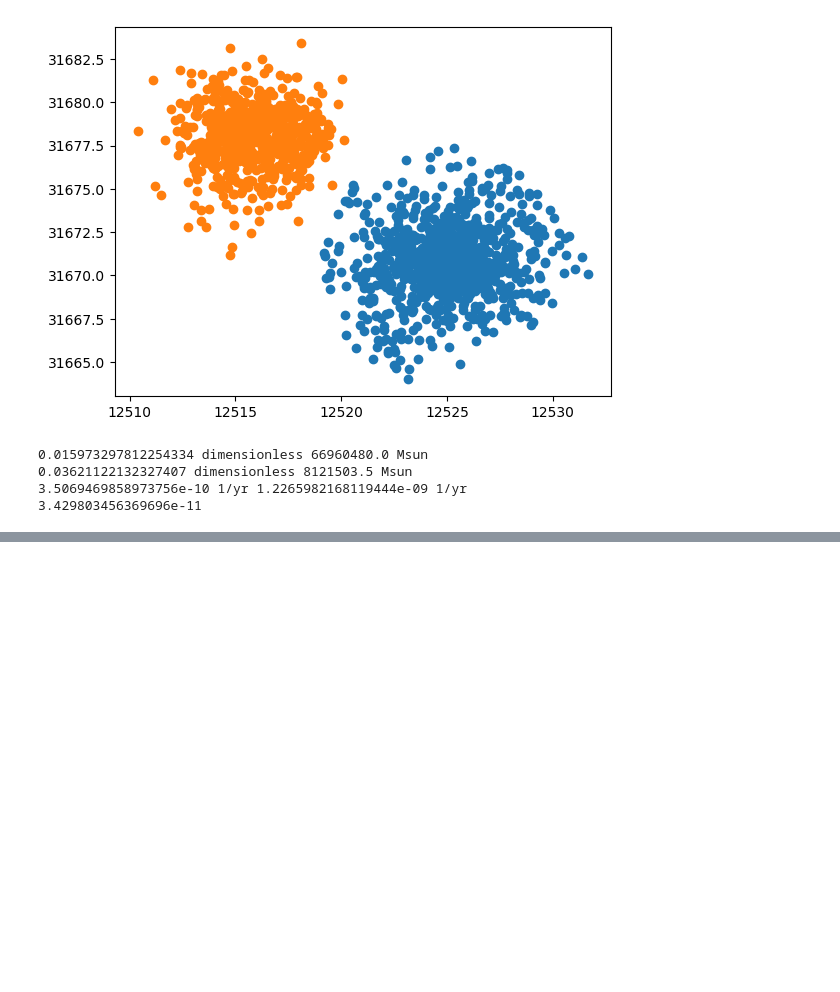
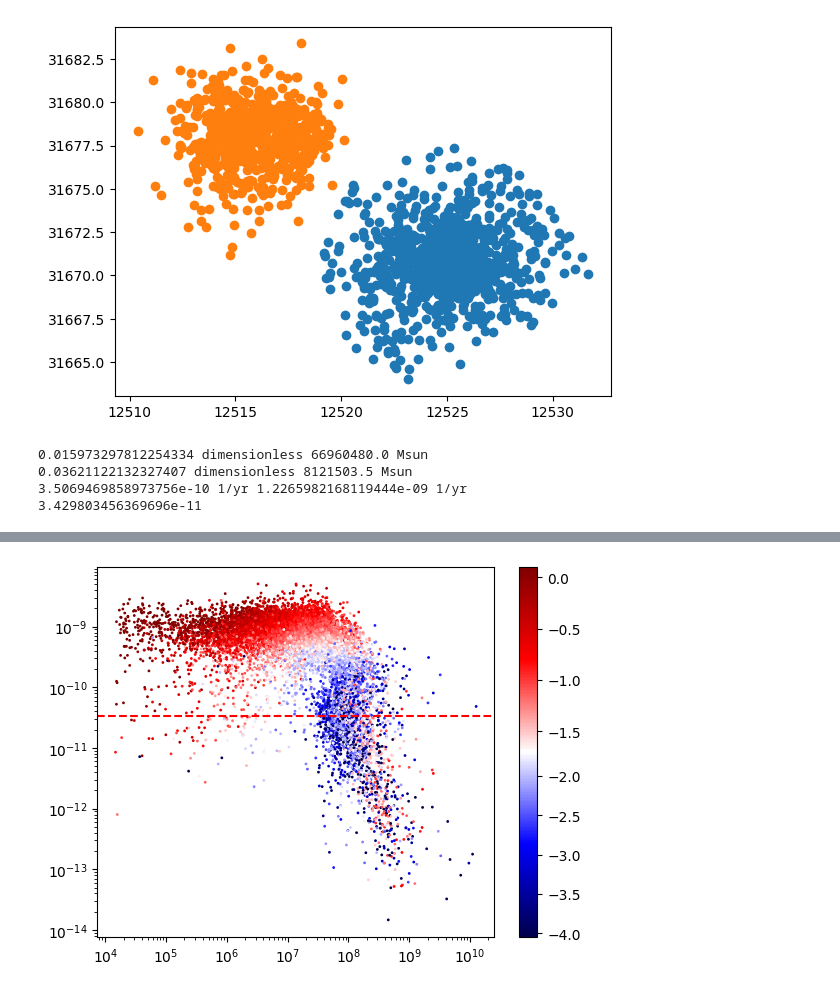
Before and after one commit to GiulianoLo/analize_simba_cgm, a Jupyter notebook: search_dragons.ipynb, the cells around one changed output, grey strips where cells are left out. Drawn from its saved outputs; the diff is of its cells as text; code cells hidden in the pictures; blank space fills up the shorter version.

```diff
--- a/search_dragons.ipynb
+++ b/search_dragons.ipynb
@@ -92,0 +141,20 @@ print(0.2/cosmo.age(z).to(u.yr).value)
+# %%
+# Just a simple plot to see if there is any trend
+import matplotlib.colors as mcolors
+# Set the midpoint for the color map as desired (e.g., 0 or np.mean(np.log10(fedd)))
+midpoint = np.log10(0.02)
+
+fig, ax = plt.subplots()
+p = ax.scatter(mdot, ssfr, c=np.log10(fedd), s=1, cmap='seismic',
+               norm=mcolors.TwoSlopeNorm(vcenter=midpoint, vmin=np.min(np.log10(fedd)), vmax=np.max(np.log10(fedd))))
+fig.colorbar(p, ax=ax)  # Attach the colorbar to the figure
+
+# Add lines and scales as you specified
+ax.axhline(quiesc, color='r', linestyle='--')
+#ax.axvline(0.02, color='k', linestyle=':')
+ax.set_xscale('log')
+ax.set_yscale('log')
+
+plt.show()
+# %% [output]
+[figure, added]
```
Also changed, not shown: parts of 30 cells of this notebook, 12 other files.
